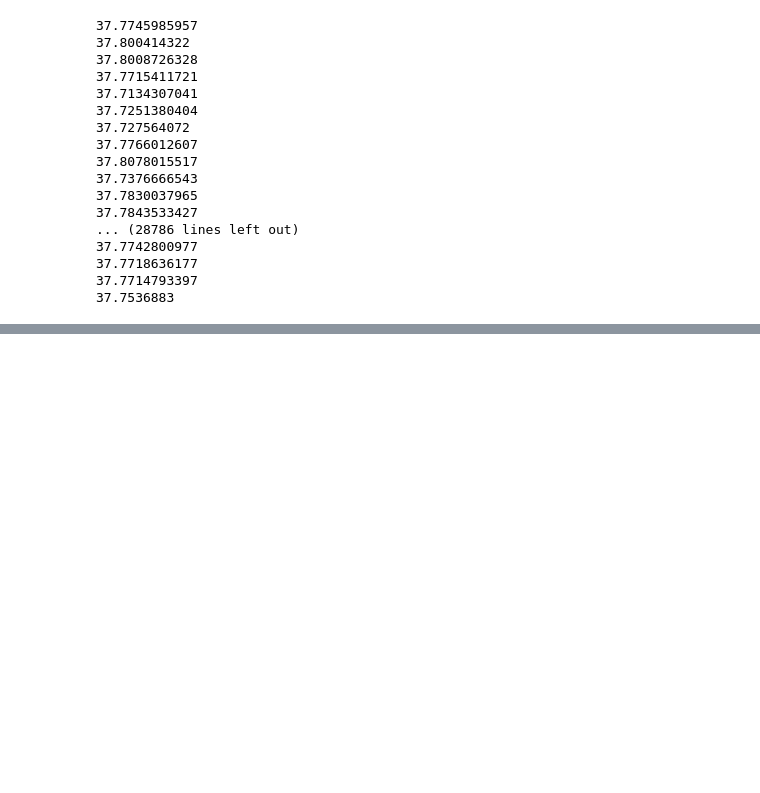
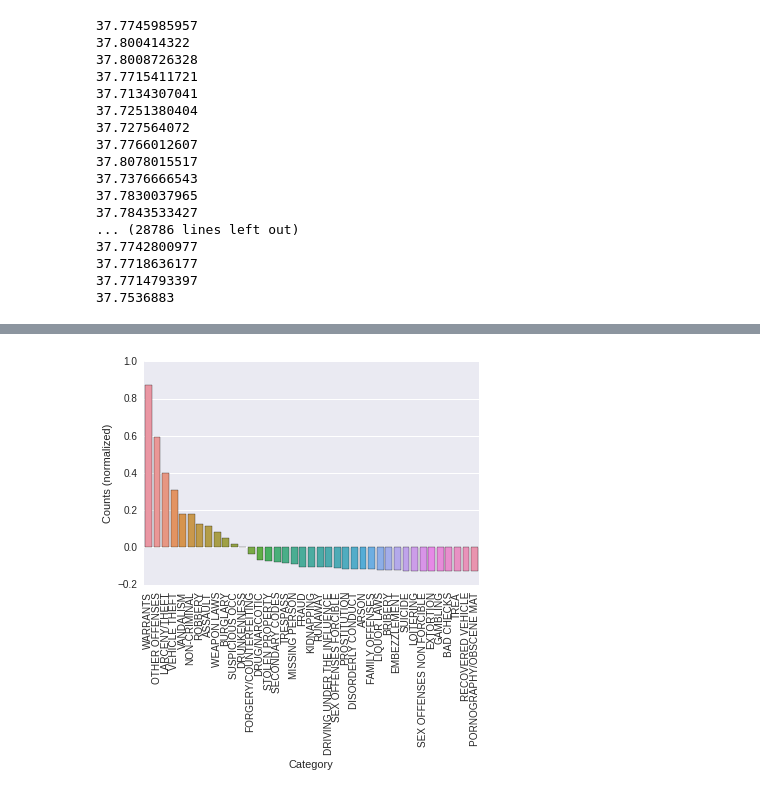
Before and after one commit to greenteawarrior/DataScience16CYOA, a Jupyter notebook: exploration.ipynb, the cells around one changed output, grey strips where cells are left out. Cells and saved outputs as stored; diff of their text form; code cells hidden in the pictures; blank space fills up the shorter version.

```diff
--- a/exploration.ipynb
+++ b/exploration.ipynb
@@ -271,0 +315,4 @@ print_unique_vals("Y")
+# %%
+auto_barplot("Category", rotate=True, theta=90)
+# %% [output]
+[figure, added]
```
Also changed, not shown: parts of 8 cells of this notebook.
